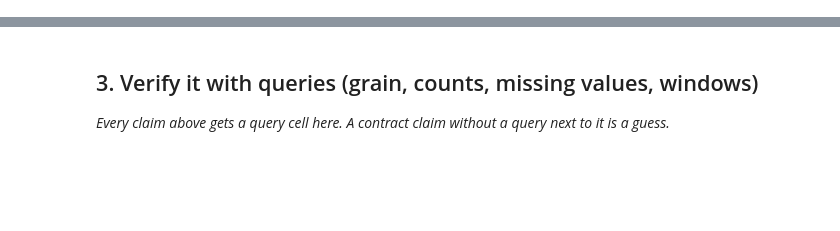
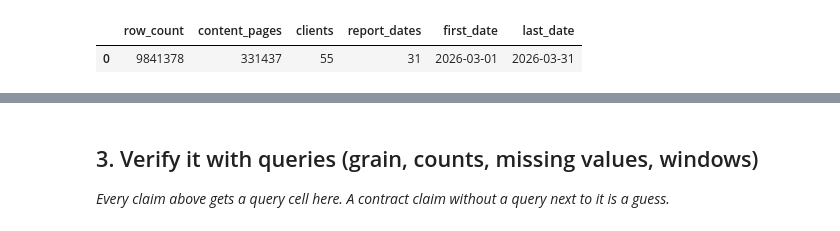
Before and after one commit to Randaadad/FlyRank-AI, a Jupyter notebook: work/notebooks/w03_data_contract.ipynb, the cells around one changed output, grey strips where cells are left out. Cells and saved outputs as stored; diff of their text form; code cells hidden in the pictures; blank space fills up the shorter version.

```diff
--- a/work/notebooks/w03_data_contract.ipynb
+++ b/work/notebooks/w03_data_contract.ipynb
@@ -22,0 +35,19 @@ This skeleton is yours to fill. Work the sections **in order** — each one has
+# %%
+q1 = """
+SELECT
+    COUNT(*) AS row_count,
+    COUNT(DISTINCT content_hash_id) AS content_pages,
+    COUNT(DISTINCT client_hash_id) AS clients,
+    COUNT(DISTINCT report_date) AS report_dates,
+    MIN(report_date) AS first_date,
+    MAX(report_date) AS last_date
+FROM read_parquet(
+    'hf://datasets/FlyRank/internship-warehouse/fact_content_daily_performance/**/*.parquet'
+)
+WHERE month = '2026-03'
+"""
+
+display(con.sql(q1).df())
+# %% [output]
+|  | row_count | content_pages | clients | report_dates | first_date | last_date |
+| 0 | 9841378 | 331437 | 55 | 31 | 2026-03-01 | 2026-03-31 |
```
Also changed, not shown: parts of 16 cells of this notebook.
